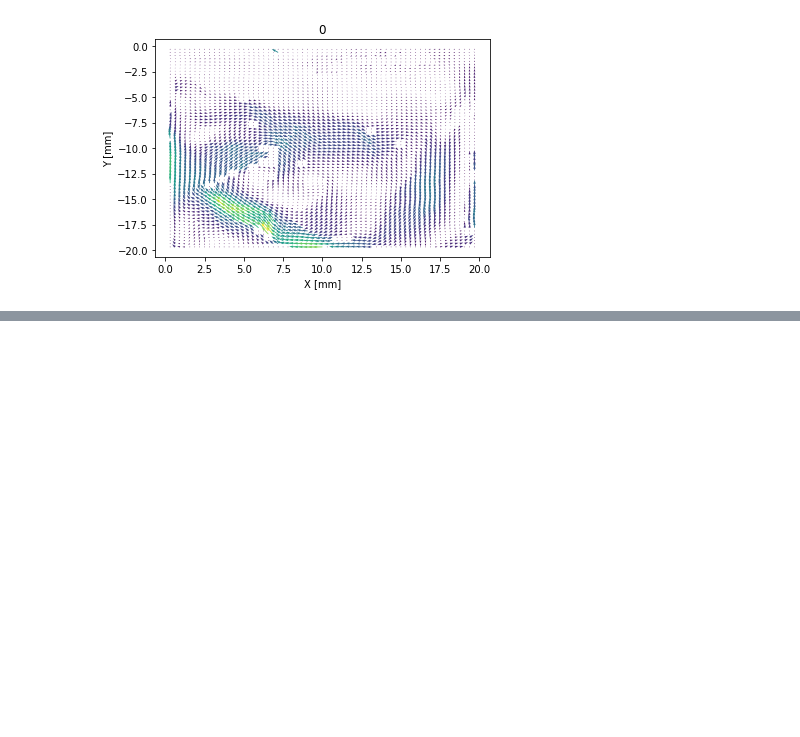
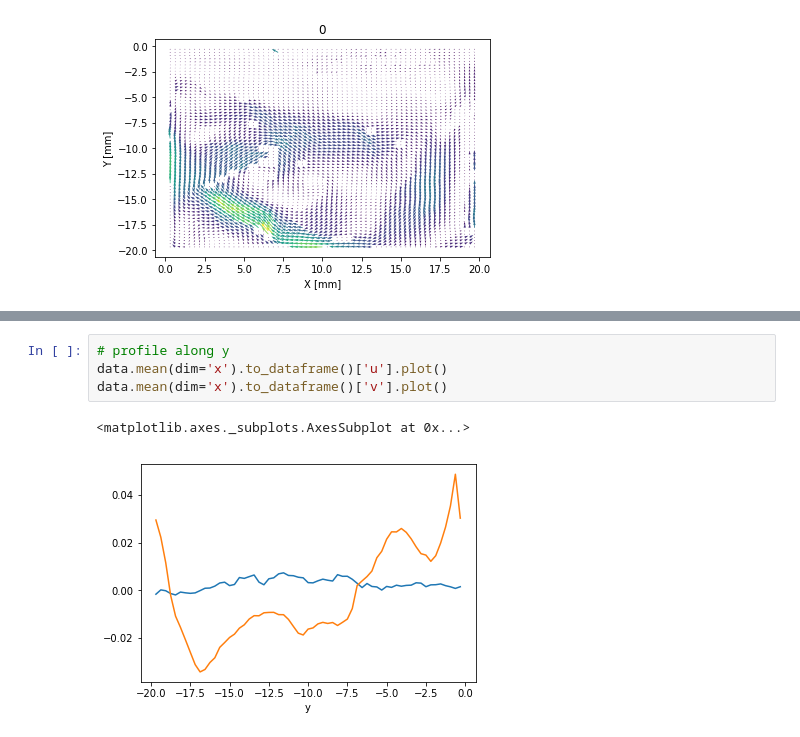
Before and after one commit to alexlib/pivpy, a Jupyter notebook: examples/notebooks/pivpy_example.ipynb, the cells around one changed output, grey strips where cells are left out. Drawn from its saved outputs; the diff is of its cells as text; blank space fills up the shorter version.

```diff
--- a/examples/notebooks/pivpy_example.ipynb
+++ b/examples/notebooks/pivpy_example.ipynb
@@ -22,0 +40,7 @@ graphics.showf(data,var=variables,units=units)
+# %%
+# profile along y
+data.mean(dim='x').to_dataframe()['u'].plot()
+data.mean(dim='x').to_dataframe()['v'].plot()
+# %% [output]
+<matplotlib.axes._subplots.AxesSubplot at 0x...>
+[figure, added]
```
Also changed, not shown: parts of 4 cells of this notebook, 1 other file.
